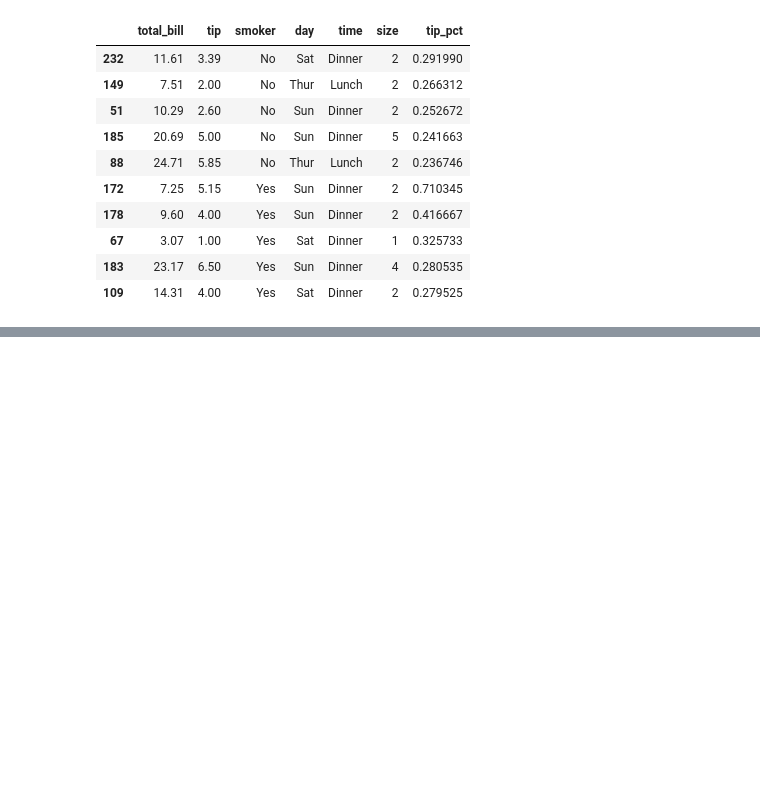
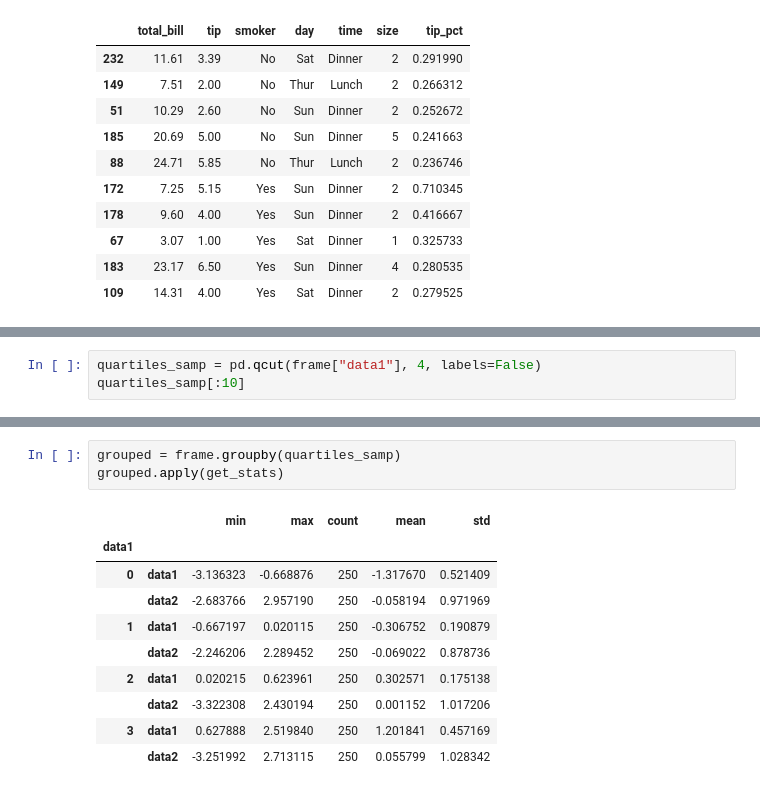
Before and after one commit to MottuqeBrid/learn-DA, a Jupyter notebook: 10 Data Aggregation and Group Operations.ipynb, the cells around one changed output, grey strips where cells are left out. Drawn from its saved outputs; the diff is of its cells as text; blank space fills up the shorter version.

```diff
--- a/10 Data Aggregation and Group Operations.ipynb
+++ b/10 Data Aggregation and Group Operations.ipynb
@@ -652,0 +716,3 @@ tips.groupby("smoker", group_keys=False).apply(top)
+# %%
+quartiles_samp = pd.qcut(frame["data1"], 4, labels=False)
+quartiles_samp[:10]
@@ -652,0 +731,14 @@ tips.groupby("smoker", group_keys=False).apply(top)
+# %%
+grouped = frame.groupby(quartiles_samp)
+grouped.apply(get_stats)
+# %% [output]
+|  |  | min | max | count | mean | std |
+| data1 |  |  |  |  |  |  |
+| 0 | data1 | -3.136323 | -0.668876 | 250 | -1.317670 | 0.521409 |
+|  | data2 | -2.683766 | 2.957190 | 250 | -0.058194 | 0.971969 |
+| 1 | data1 | -0.667197 | 0.020115 | 250 | -0.306752 | 0.190879 |
+|  | data2 | -2.246206 | 2.289452 | 250 | -0.069022 | 0.878736 |
+| 2 | data1 | 0.020215 | 0.623961 | 250 | 0.302571 | 0.175138 |
+|  | data2 | -3.322308 | 2.430194 | 250 | 0.001152 | 1.017206 |
+| 3 | data1 | 0.627888 | 2.519840 | 250 | 1.201841 | 0.457169 |
+|  | data2 | -3.251992 | 2.713115 | 250 | 0.055799 | 1.028342 |
```
Also changed, not shown: parts of 6 cells of this notebook.
